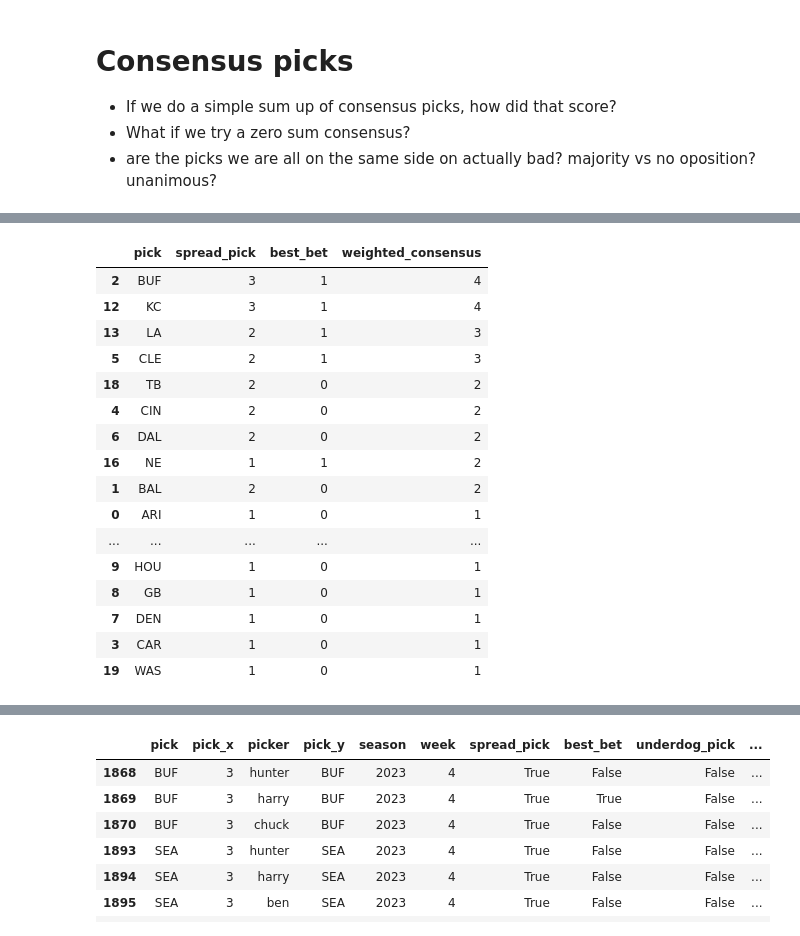
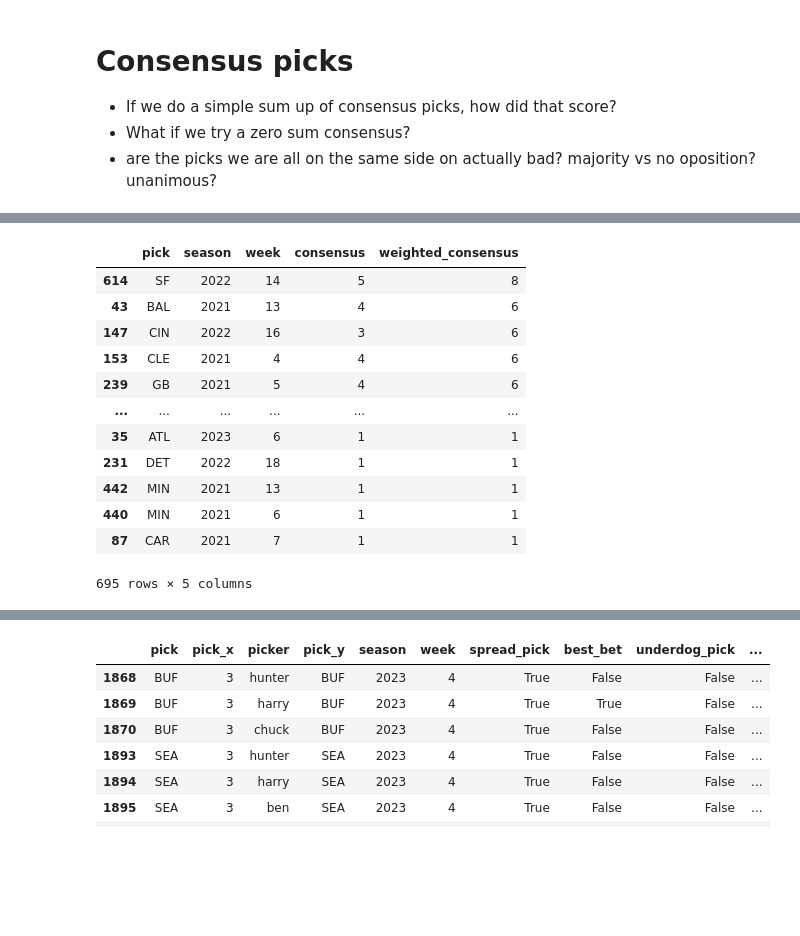
Before and after one commit to griffreichert/g-nfl, a Jupyter notebook: notebooks/homers-analysis.ipynb, the cells around one changed output, grey strips where cells are left out. Cells and saved outputs as stored; diff of their text form; code cells hidden in the pictures; blank space fills up the shorter version.

```diff
--- a/notebooks/homers-analysis.ipynb
+++ b/notebooks/homers-analysis.ipynb
@@ -148,8 +71,10 @@ df.head()
 * are the picks we are all on the same side on actually bad? majority vs no oposition? unanimous?
 # %%
 SEASON, WEEK = 2023, 4
+df = pd.read_pickle(homers.PROCESSED_FILE_PATH)
 # %%
-individual = df[(df['season']==SEASON) & (df['week'] == WEEK) & (df['picker'] != 'final') & (df['spread_pick']) & (~df['mnf_pick'])].copy()
+# individual = df[(df['season']==SEASON) & (df['week'] == WEEK) & (df['picker'] != 'final') & (df['spread_pick']) & (~df['mnf_pick'])].copy()
+individual = df[(df['picker'] != 'final') & (df['spread_pick']) & (~df['mnf_pick'])].copy()
 # %%
 individual['pick_multiplier'] = individual['best_bet'] + 1
 # %%
@@ -176,23 +96,21 @@ individual
 # %%
-consensus = individual.groupby('pick')[['spread_pick', 'best_bet']].sum().reset_index(level=0)
+consensus = individual.groupby(['pick', 'season', 'week'])[['spread_pick', 'best_bet']].sum().reset_index()
 consensus['weighted_consensus'] = consensus['spread_pick'] + consensus['best_bet']
+consensus = consensus.rename(columns={'spread_pick':'consensus'})
 consensus = consensus.sort_values(by='weighted_consensus', ascending=False)
+consensus = consensus.drop('best_bet', axis=1)
 consensus
 # %% [output]
-|  | pick | spread_pick | best_bet | weighted_consensus |
-| 2 | BUF | 3 | 1 | 4 |
-| 12 | KC | 3 | 1 | 4 |
-| 13 | LA | 2 | 1 | 3 |
-| 5 | CLE | 2 | 1 | 3 |
-| 18 | TB | 2 | 0 | 2 |
-| 4 | CIN | 2 | 0 | 2 |
-| 6 | DAL | 2 | 0 | 2 |
-| 16 | NE | 1 | 1 | 2 |
-| 1 | BAL | 2 | 0 | 2 |
-| 0 | ARI | 1 | 0 | 1 |
-| ... | ... | ... | ... | ... |
-| 9 | HOU | 1 | 0 | 1 |
-| 8 | GB | 1 | 0 | 1 |
-| 7 | DEN | 1 | 0 | 1 |
-| 3 | CAR | 1 | 0 | 1 |
-| 19 | WAS | 1 | 0 | 1 |
+|  | pick | season | week | consensus | weighted_consensus |
+| 614 | SF | 2022 | 14 | 5 | 8 |
+| 43 | BAL | 2021 | 13 | 4 | 6 |
+| 147 | CIN | 2022 | 16 | 3 | 6 |
+| 153 | CLE | 2021 | 4 | 4 | 6 |
+| 239 | GB | 2021 | 5 | 4 | 6 |
+| ... | ... | ... | ... | ... | ... |
+| 35 | ATL | 2023 | 6 | 1 | 1 |
+| 231 | DET | 2022 | 18 | 1 | 1 |
+| 442 | MIN | 2021 | 13 | 1 | 1 |
+| 440 | MIN | 2021 | 6 | 1 | 1 |
+| 87 | CAR | 2021 | 7 | 1 | 1 |
+695 rows × 5 columns
```
Also changed, not shown: parts of 19 cells of this notebook, 2 other files.
